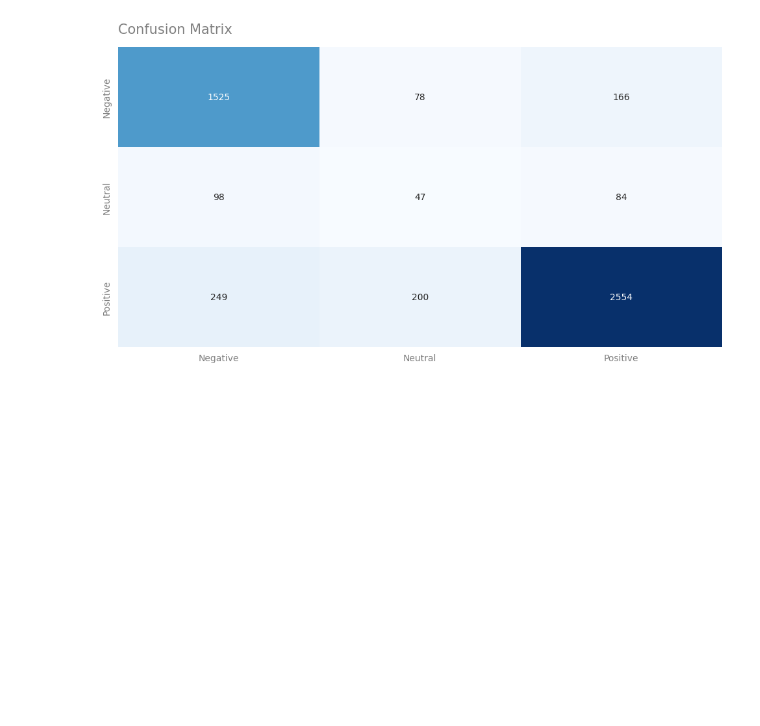
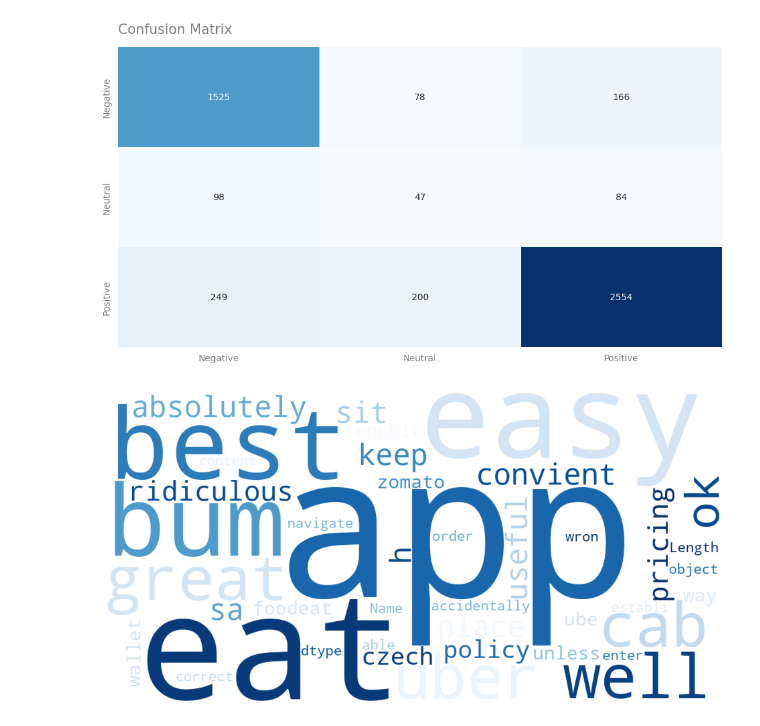
Before and after one commit to OgrodowskiJedrzej/Food-Apps-Review-Revisit, a Jupyter notebook: main.ipynb, the cells around one changed output. Drawn from its saved outputs; the diff is of its cells as text; code cells hidden in the pictures; blank space fills up the shorter version.

Commit message:
Added wordcloud

```diff
--- a/main.ipynb
+++ b/main.ipynb
@@ -411,3 +412,18 @@ plt.tick_params(left=False)
 plt.show()
 # %% [output]
 [figure]
+# %%
+wordcloud = WordCloud(
+    background_color='white',
+    random_state=22,
+    width=1200,
+    height=600,
+    colormap='Blues'
+).generate(str(subset['content']))
+
+fig = plt.figure(figsize=(12,6))
+plt.imshow(wordcloud)
+plt.axis('off')
+plt.show()
+# %% [output]
+[figure, added]
```
Also changed, not shown: parts of 2 cells of this notebook.
